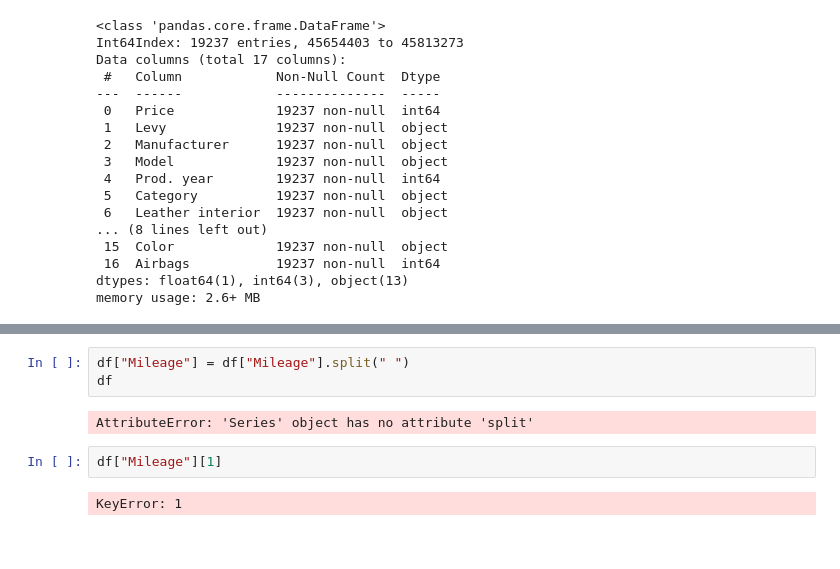
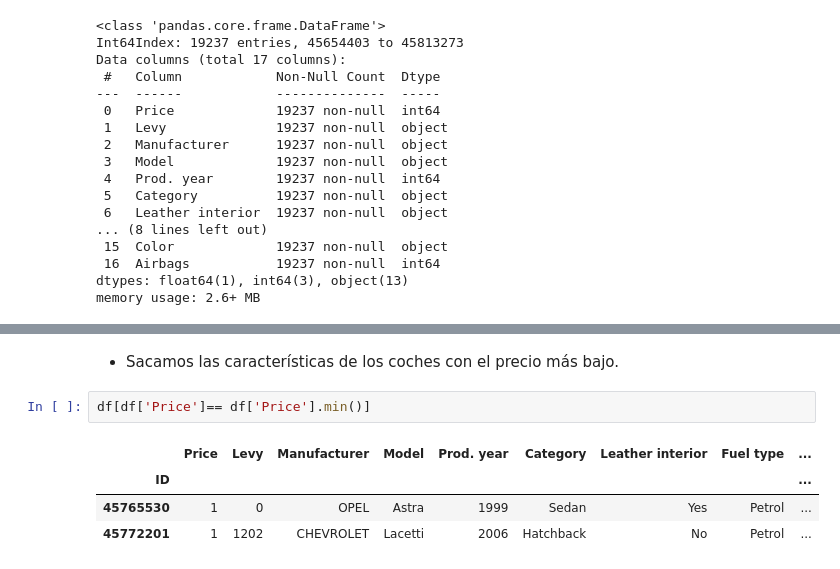
Before and after one commit to Adalab/DA-PROMO-B-MODULO-3-SPRINT-1-ANAIS-ARIANA, a Jupyter notebook: regresion_lineal/regresion_lineal_1.ipynb, the cells around one changed output, grey strips where cells are left out. Drawn from its saved outputs; the diff is of its cells as text; blank space fills up the shorter version.

```diff
--- a/regresion_lineal/regresion_lineal_1.ipynb
+++ b/regresion_lineal/regresion_lineal_1.ipynb
@@ -135,9 +270,9 @@ Name: Mileage, Length: 19237, dtype: object
+# %% [markdown]
+- Sacamos las características de los coches con el precio más bajo.
 # %%
-df["Mileage"] = df["Mileage"].split(" ")
-df
+df[df['Price']== df['Price'].min()]
 # %% [output]
-AttributeError: 'Series' object has no attribute 'split'
+|  | Price | Levy | Manufacturer | Model | Prod. year | Category | Leather interior | Fuel type | ... |
+| ID |  |  |  |  |  |  |  |  | ... |
+| 45765530 | 1 | 0 | OPEL | Astra | 1999 | Sedan | Yes | Petrol | ... |
+| 45772201 | 1 | 1202 | CHEVROLET | Lacetti | 2006 | Hatchback | No | Petrol | ... |
-# %%
-df["Mileage"][1]
-# %% [output]
-KeyError: 1
```
Also changed, not shown: parts of 50 cells of this notebook.
